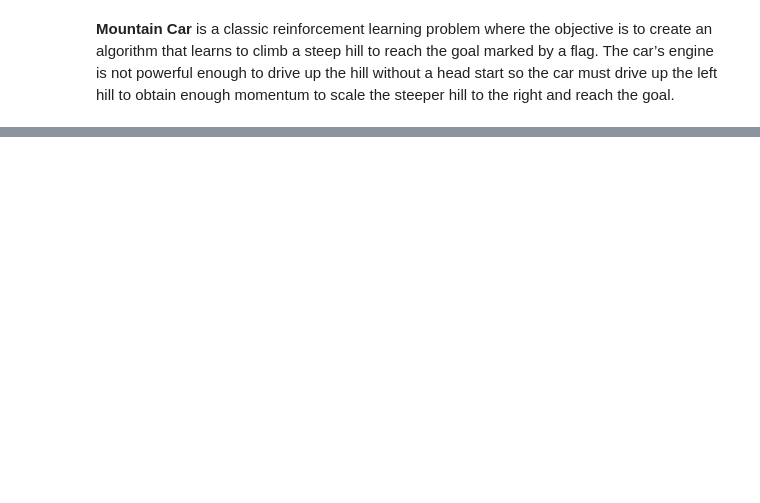
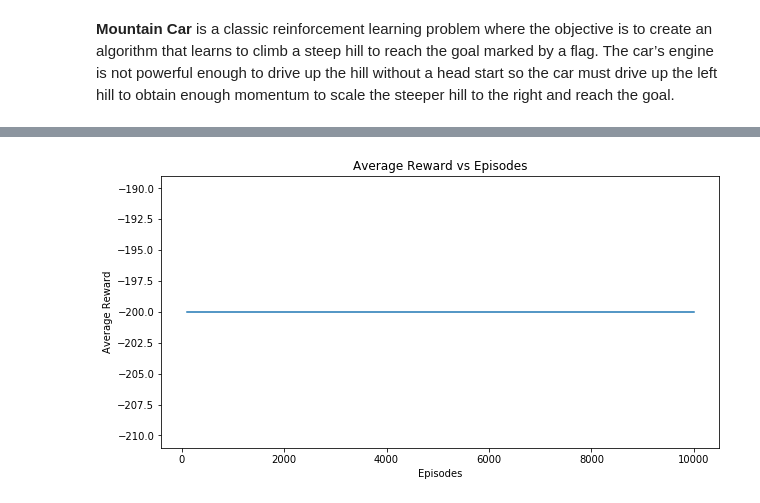
Before and after one commit to fraserpal/ing_mad_hub_hackathon_2101, a Jupyter notebook: experiment.ipynb, the cells around one changed output, grey strips where cells are left out. Cells and saved outputs as stored; diff of their text form; code cells hidden in the pictures; blank space fills up the shorter version.

```diff
--- a/experiment.ipynb
+++ b/experiment.ipynb
@@ -386,0 +191,11 @@ Requirement already satisfied: certifi>=2017.4.17 in c:\users\qx38hr\anaconda3\l
+# %%
+def plot_rewards(ave_reward_list):
+    plt.subplots(figsize=(10,5))
+    plt.plot(100*(np.arange(len(ave_reward_list)) + 1), ave_reward_list)
+    plt.xlabel('Episodes')
+    plt.ylabel('Average Reward')
+    plt.title('Average Reward vs Episodes');
+# %%
+plot_rewards(ave_reward_list)
+# %% [output]
+[figure, added]
```
Also changed, not shown: parts of 47 cells of this notebook.
